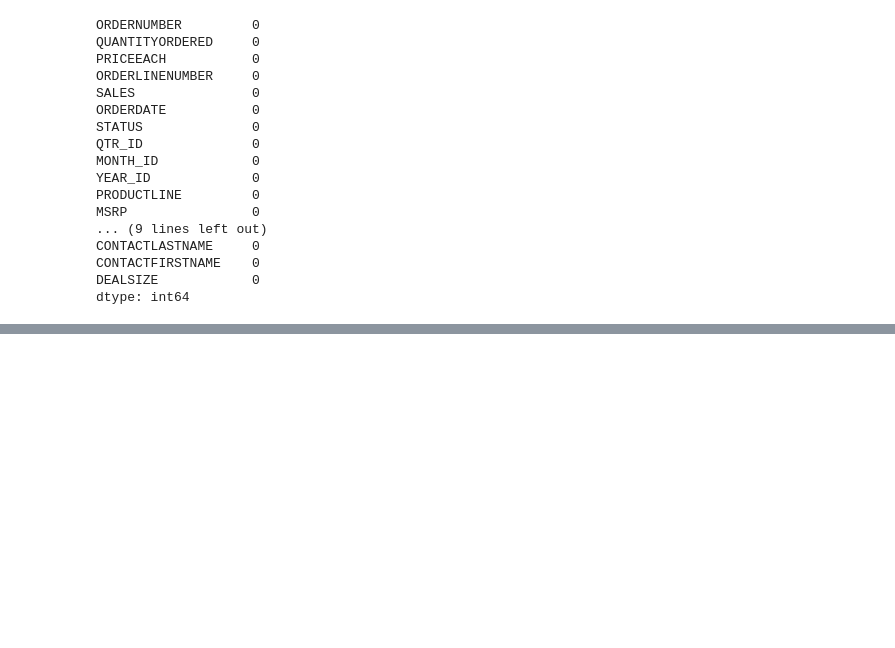
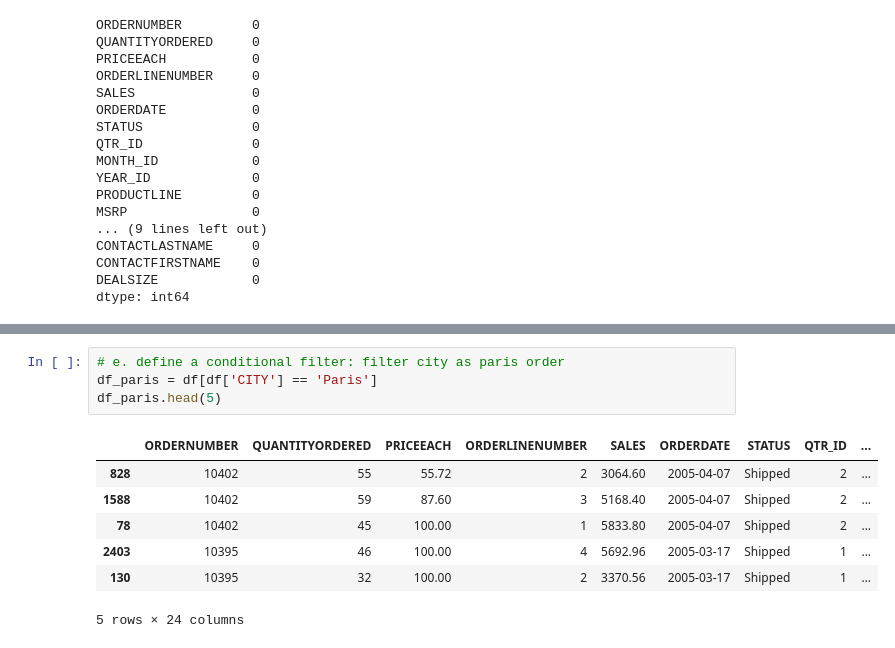
Before and after one commit to wanlichen2024/gdda612_project1, a Jupyter notebook: 604_assessment_2.ipynb, the cells around one changed output, grey strips where cells are left out. Drawn from its saved outputs; the diff is of its cells as text; blank space fills up the shorter version.

```diff
--- a/604_assessment_2.ipynb
+++ b/604_assessment_2.ipynb
@@ -275,0 +282,12 @@ dtype: int64
+# %%
+# e. define a conditional filter: filter city as paris order
+df_paris = df[df['CITY'] == 'Paris']
+df_paris.head(5)
+# %% [output]
+|  | ORDERNUMBER | QUANTITYORDERED | PRICEEACH | ORDERLINENUMBER | SALES | ORDERDATE | STATUS | QTR_ID | ... |
+| 828 | 10402 | 55 | 55.72 | 2 | 3064.60 | 2005-04-07 | Shipped | 2 | ... |
+| 1588 | 10402 | 59 | 87.60 | 3 | 5168.40 | 2005-04-07 | Shipped | 2 | ... |
+| 78 | 10402 | 45 | 100.00 | 1 | 5833.80 | 2005-04-07 | Shipped | 2 | ... |
+| 2403 | 10395 | 46 | 100.00 | 4 | 5692.96 | 2005-03-17 | Shipped | 1 | ... |
+| 130 | 10395 | 32 | 100.00 | 2 | 3370.56 | 2005-03-17 | Shipped | 1 | ... |
+5 rows × 24 columns
```
Also changed, not shown: parts of 8 cells of this notebook.
